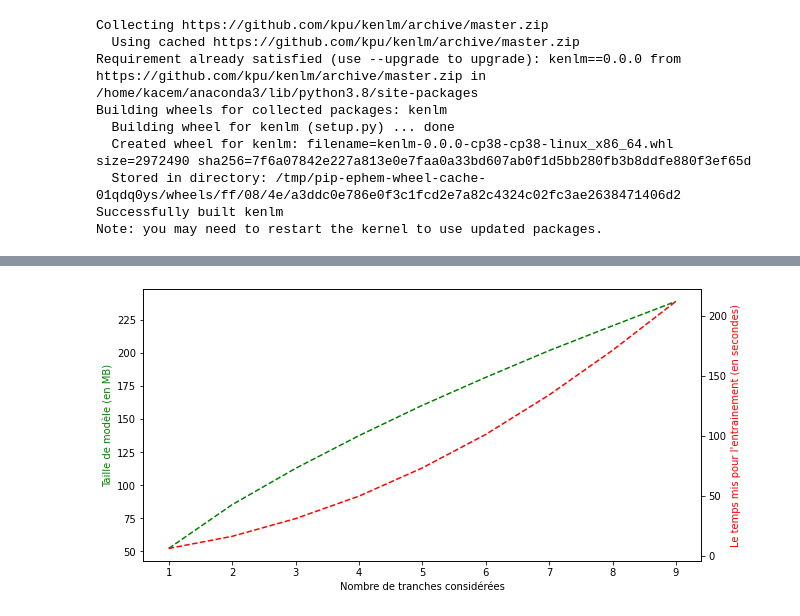
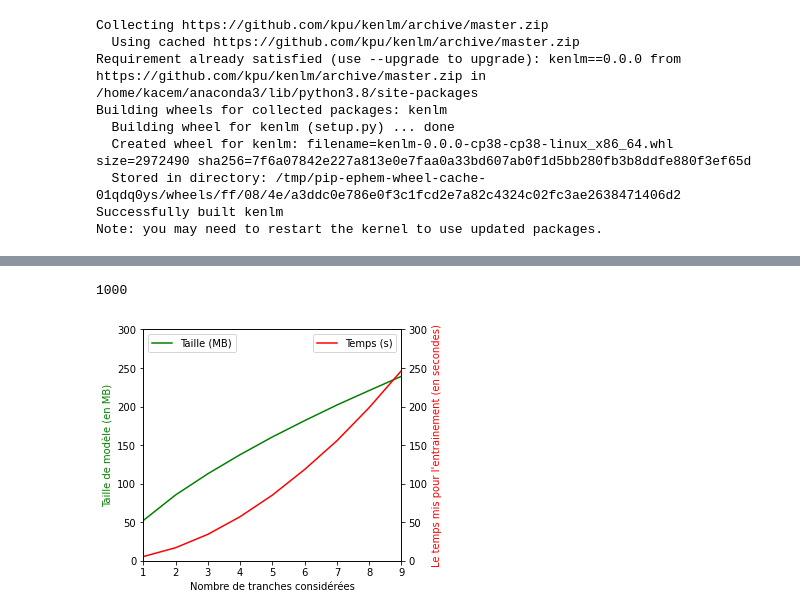
Before and after one commit to KacemKhaled/IFT6285-NLP, a Jupyter notebook: TP2/TP2.ipynb, the cells around one changed output, grey strips where cells are left out. Cells and saved outputs as stored; diff of their text form; code cells hidden in the pictures.

```diff
--- a/TP2/TP2.ipynb
+++ b/TP2/TP2.ipynb
@@ -31,8 +31,3 @@ Building wheels for collected packages: kenlm
   Stored in directory: /tmp/pip-ephem-wheel-cache-01qdq0ys/wheels/ff/08/4e/a3ddc0e786e0f3c1fcd2e7a82c4324c02fc3ae2638471406d2
 Successfully built kenlm
 Note: you may need to restart the kernel to use updated packages.
-# %%
-import kenlm
-
-model = kenlm.Model(kenlm_dir+'lm/test.arpa')
-print(model.score('this is a sentence .', bos = True, eos = True))
@@ -52,3 +46,5 @@ folder = 'training-monolingual.tokenized.shuffled/'
 folder_short = '1bshort/'
 folder_test = 'heldout-monolingual.tokenized.shuffled/'
 kenlm_dir = '/home/kacem/kenlm/'
+test_file = folder_test+'news.en-00000-of-00100'
+model_file = 'models/bigram'
@@ -76 +57,13 @@ training-monolingual.tokenized.shuffled
+# %%
+def test(model_file, test_file):
+    model = kenlm.Model(model_file)
+    perplex = []
+    i=0
+    with open(test_file, 'r',encoding="utf8") as f:
+        while i < 1000:
+            line = f.readline()
+            perplex.append(model.perplexity(line))
+            i+=1
+    f.close()
+    return perplex
 # %%
@@ -117,0 +98,3 @@ times,sizes = train(folder_short)
+# %%
+model_file = 'models/bigram'
+times_bi, sizes_bi, perplexities_bi = train(model_file,folder_short,test_file,2)
@@ -118,17 +120,28 @@ times,sizes = train(folder_short)
+# %%
+len(perplexities_bi[0])
+# %% [output]
+1000
 # %%
 tranches = list(range(1,10))
-fig, ax = plt.subplots(figsize=(10, 5))
-sizes_mb = [s/(1024*1024) for s in sizes]
-ax.plot(tranches, sizes_mb  , 'g--') # convert to MB
+fig, ax = plt.subplots(figsize=(5, 4))
+ax.plot(tranches, sizes_bi  , 'g-', label="Taille (MB)")
 ax.set_xlabel("Nombre de tranches considérées")
 ax.set_ylabel("Taille de modèle (en MB)", color = 'g')
 
 ax2=ax.twinx()
 
-ax2.plot(tranches, times,'r--')
-ax2.set_xlabel("Nombre de tranches considérées)")
+ax2.plot(tranches, times_bi,'r-', label="Temps (s)")
+ax2.set_xlabel("Nombre de tranches considérées")
 ax2.set_ylabel("Le temps mis pour l'entrainement (en secondes)", color = 'r')
 
+ax.set_xlim(1, 9)
+ax.set_ylim(0, 300)
+ax2.set_ylim(0, 300)
+
+ax.legend(loc=2)
+ax2.legend(loc=1)
+
+
 plt.show()
 # %% [output]
-[figure, old version]
+[figure, new version]
```
Also changed, not shown: parts of 18 cells of this notebook.
